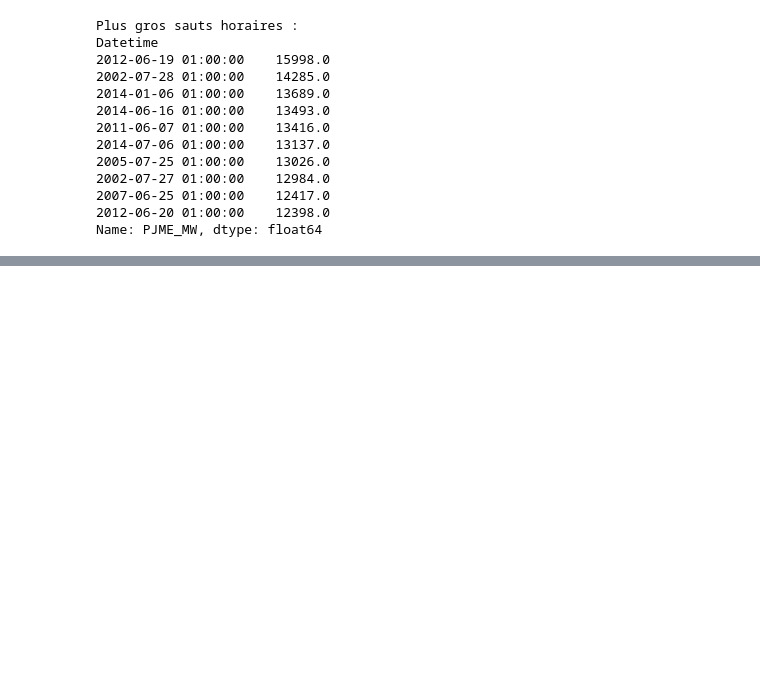
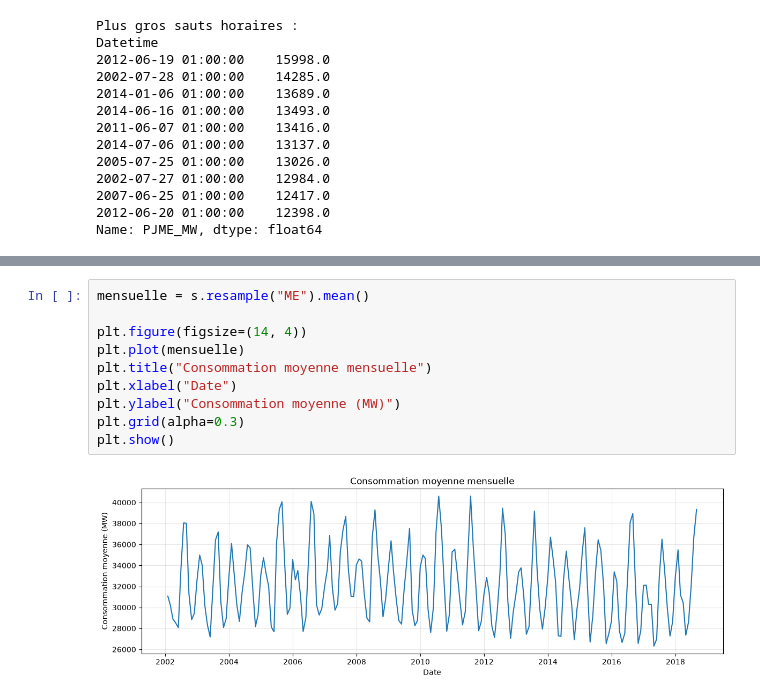
Before and after one commit to Oumohgh/electricity-demand-forecasting-azure, a Jupyter notebook: notebook.ipynb, the cells around one changed output, grey strips where cells are left out. Drawn from its saved outputs; the diff is of its cells as text; blank space fills up the shorter version.

```diff
--- a/notebook.ipynb
+++ b/notebook.ipynb
@@ -301,0 +353,12 @@ NaN after interpolation : 0
+# %%
+mensuelle = s.resample("ME").mean()
+
+plt.figure(figsize=(14, 4))
+plt.plot(mensuelle)
+plt.title("Consommation moyenne mensuelle")
+plt.xlabel("Date")
+plt.ylabel("Consommation moyenne (MW)")
+plt.grid(alpha=0.3)
+plt.show()
+# %% [output]
+[figure, added]
```
Also changed, not shown: parts of 16 cells of this notebook.
